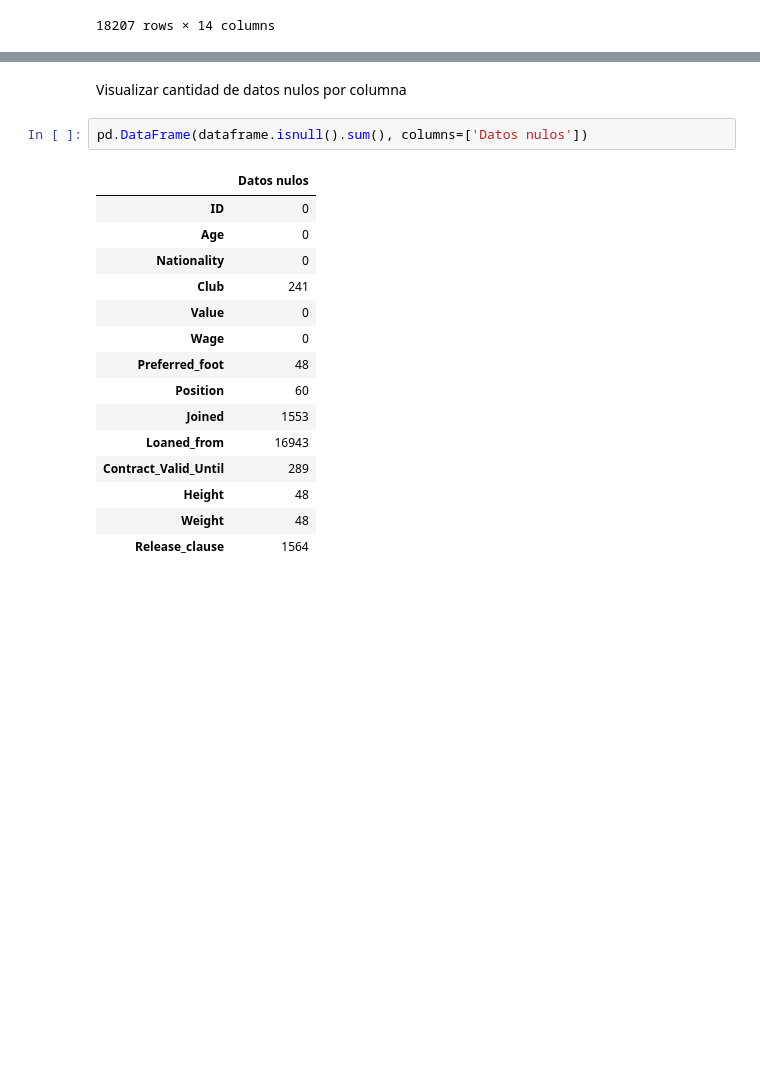
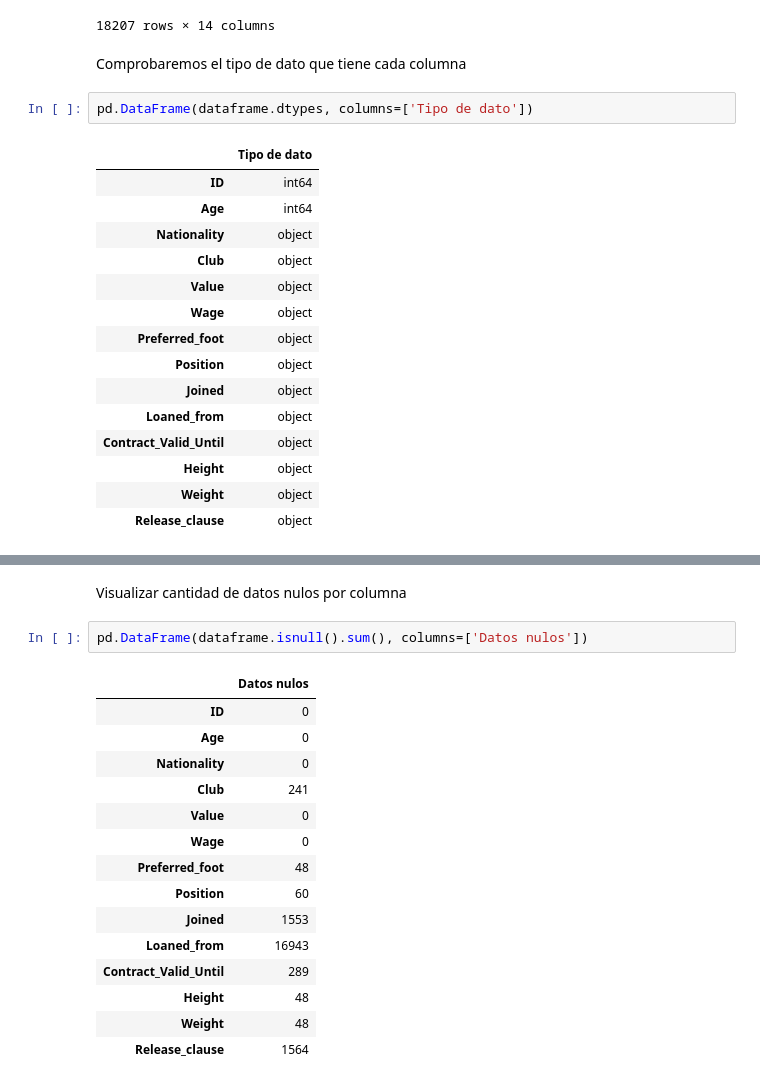
Before and after one commit to GAPPLabs/DataScienceProject, a Jupyter notebook: Proyecto.ipynb, the cells around one changed output, grey strips where cells are left out. Drawn from its saved outputs; the diff is of its cells as text; blank space fills up the shorter version.

```diff
--- a/Proyecto.ipynb
+++ b/Proyecto.ipynb
@@ -31,3 +32,23 @@ dataframe
 | 18205 | 246268 | 17 | England | Tranmere Rovers | €60K | €1K | Right | RW | Apr 24, 2018 | ... |
 | 18206 | 246269 | 16 | England | Tranmere Rovers | €60K | €1K | Right | CM | Oct 30, 2018 | ... |
 18207 rows × 14 columns
+# %% [markdown]
+Comprobaremos el tipo de dato que tiene cada columna
+# %%
+pd.DataFrame(dataframe.dtypes, columns=['Tipo de dato'])
+# %% [output]
+|  | Tipo de dato |
+| ID | int64 |
+| Age | int64 |
+| Nationality | object |
+| Club | object |
+| Value | object |
+| Wage | object |
+| Preferred_foot | object |
+| Position | object |
+| Joined | object |
+| Loaned_from | object |
+| Contract_Valid_Until | object |
+| Height | object |
+| Weight | object |
+| Release_clause | object |
```
Also changed, not shown: parts of 9 cells of this notebook.
